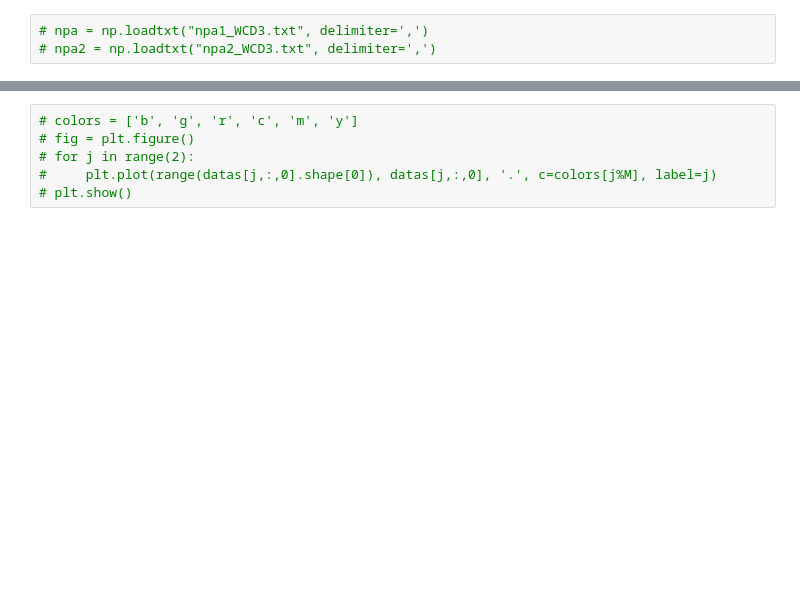
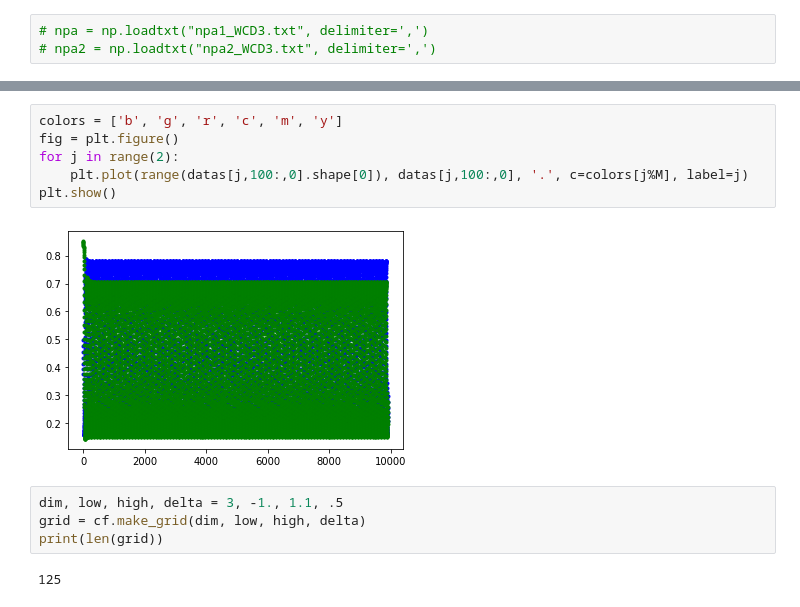
Before and after one commit to Asagodi/ATDS, a Jupyter notebook: WC/wcnetcon_N.ipynb, the cells around one changed output, grey strips where cells are left out. Saved outputs shown, nothing was run; the diff lists cells and outputs as text; blank space fills up the shorter version.

```diff
--- a/WC/wcnetcon_N.ipynb
+++ b/WC/wcnetcon_N.ipynb
@@ -193,6 +236,14 @@ plt.show()
 # %%
-# colors = ['b', 'g', 'r', 'c', 'm', 'y']
-# fig = plt.figure()
-# for j in range(2):
-#     plt.plot(range(datas[j,:,0].shape[0]), datas[j,:,0], '.', c=colors[j%M], label=j)
-# plt.show()
+colors = ['b', 'g', 'r', 'c', 'm', 'y']
+fig = plt.figure()
+for j in range(2):
+    plt.plot(range(datas[j,100:,0].shape[0]), datas[j,100:,0], '.', c=colors[j%M], label=j)
+plt.show()
+# %% [output]
+[figure, added]
+# %%
+dim, low, high, delta = 3, -1., 1.1, .5
+grid = cf.make_grid(dim, low, high, delta)
+print(len(grid))
+# %% [output]
+125
```
Also changed, not shown: parts of 24 cells of this notebook.
